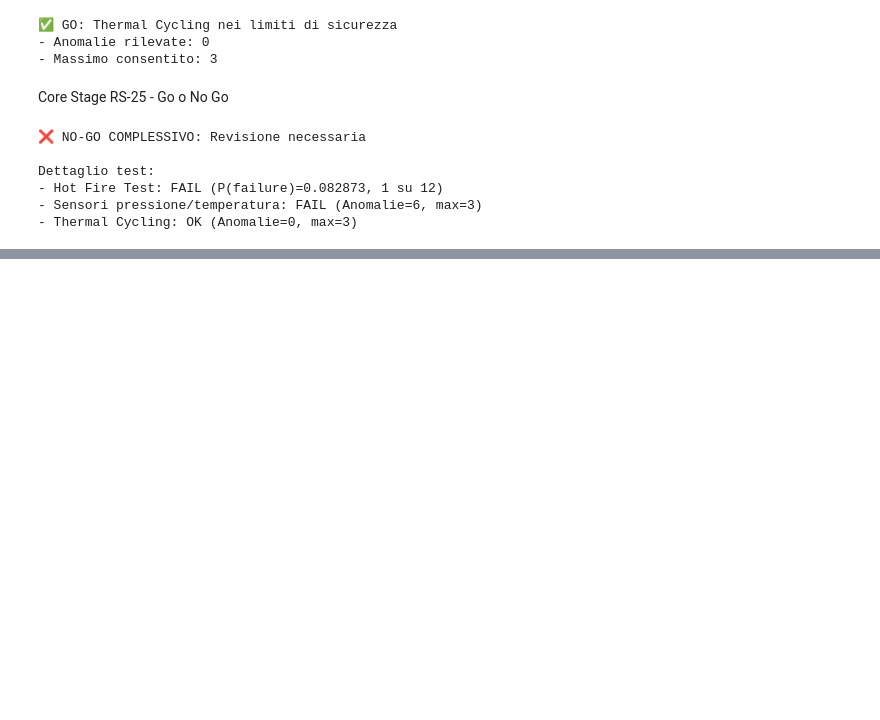
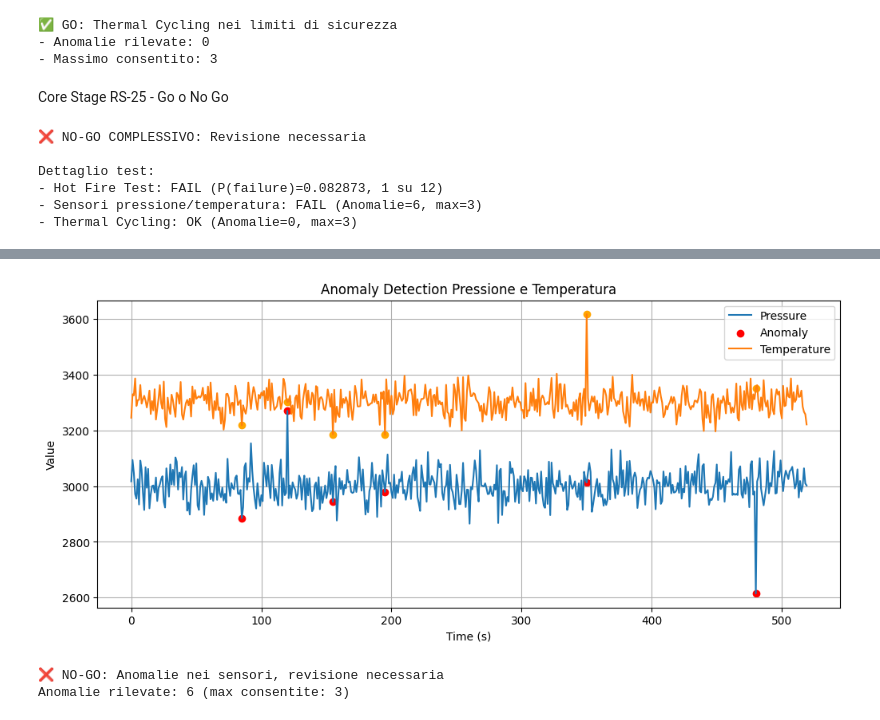
Before and after one commit to MrckHckr/artemis2-go-tests, a Jupyter notebook: notebooks/01_sls_propulsion.ipynb, the cells around one changed output, grey strips where cells are left out. Drawn from its saved outputs; the diff is of its cells as text; code cells hidden in the pictures; blank space fills up the shorter version.

```diff
--- a/notebooks/01_sls_propulsion.ipynb
+++ b/notebooks/01_sls_propulsion.ipynb
@@ -338,0 +424,12 @@ Dettaglio test:
+# %%
+# Anomaly Detection con Isolation Forest
+# Standardizzazione dei dati
+scaler = StandardScaler()
+X_scaled = scaler.fit_transform(df_sensors[["pressure", "temperature"]])
+
+# Isolation Forest
+model = IsolationForest(contamination=0.01, random_state=42)
+df_sensors["anomaly"] = model.fit_predict(X_scaled)
+
+# -1 = anomalia, 1 = normale
+df_sensors.head()
@@ -338,0 +443,38 @@ Dettaglio test:
+# %%
+# Visualizzazione anomalie
+plt.figure(figsize=(12,5))
+
+# Pressione
+plt.plot(df_sensors["time_sec"], df_sensors["pressure"], label="Pressure")
+plt.scatter(df_sensors[df_sensors["anomaly"] == -1]["time_sec"],
+            df_sensors[df_sensors["anomaly"] == -1]["pressure"],
+            color="red", label="Anomaly")
+
+# Temperatura
+plt.plot(df_sensors["time_sec"], df_sensors["temperature"], label="Temperature")
+plt.scatter(df_sensors[df_sensors["anomaly"] == -1]["time_sec"],
+            df_sensors[df_sensors["anomaly"] == -1]["temperature"],
+            color="orange")
+
+plt.xlabel("Time (s)")
+plt.ylabel("Value")
+plt.title("Anomaly Detection Pressione e Temperatura")
+plt.legend()
+plt.grid(True)
+plt.show()
+# %% [output]
+[figure, added]
+# %%
+# GO / NO-GO sensori
+max_allowed_anomalies = 3
+anomalies_detected = (df_sensors["anomaly"] == -1).sum()
+
+if anomalies_detected <= max_allowed_anomalies:
+    print("✅ GO: Pressione e Temperatura nei limiti")
+else:
+    print("❌ NO-GO: Anomalie nei sensori, revisione necessaria")
+
+print(f"Anomalie rilevate: {anomalies_detected} (max consentite: {max_allowed_anomalies})")
+# %% [output]
+❌ NO-GO: Anomalie nei sensori, revisione necessaria
+Anomalie rilevate: 6 (max consentite: 3)
```
Also changed, not shown: parts of 6 cells of this notebook.
